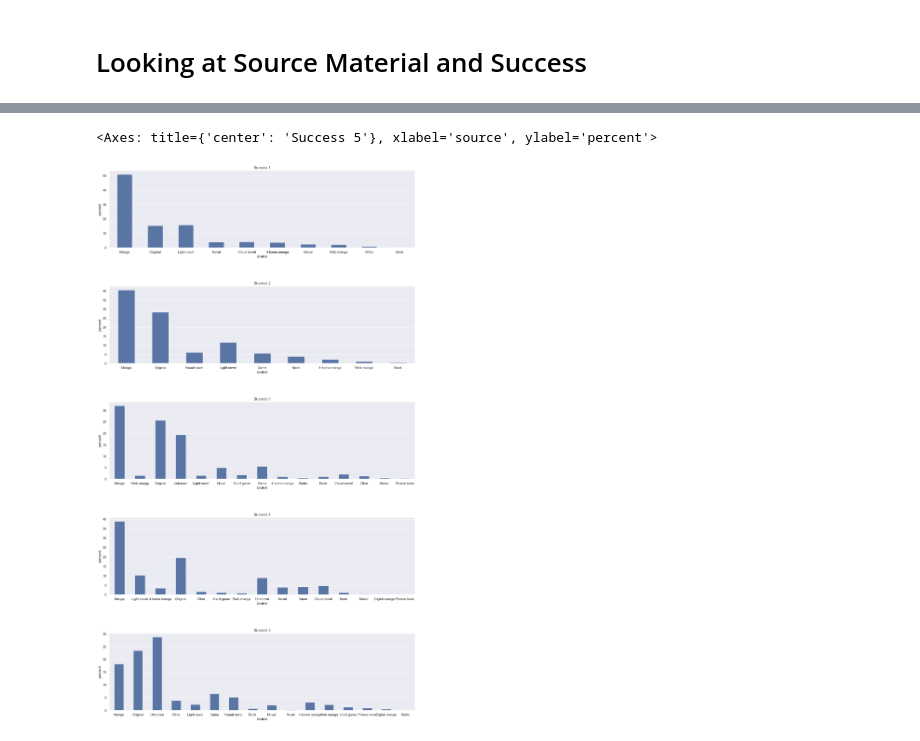
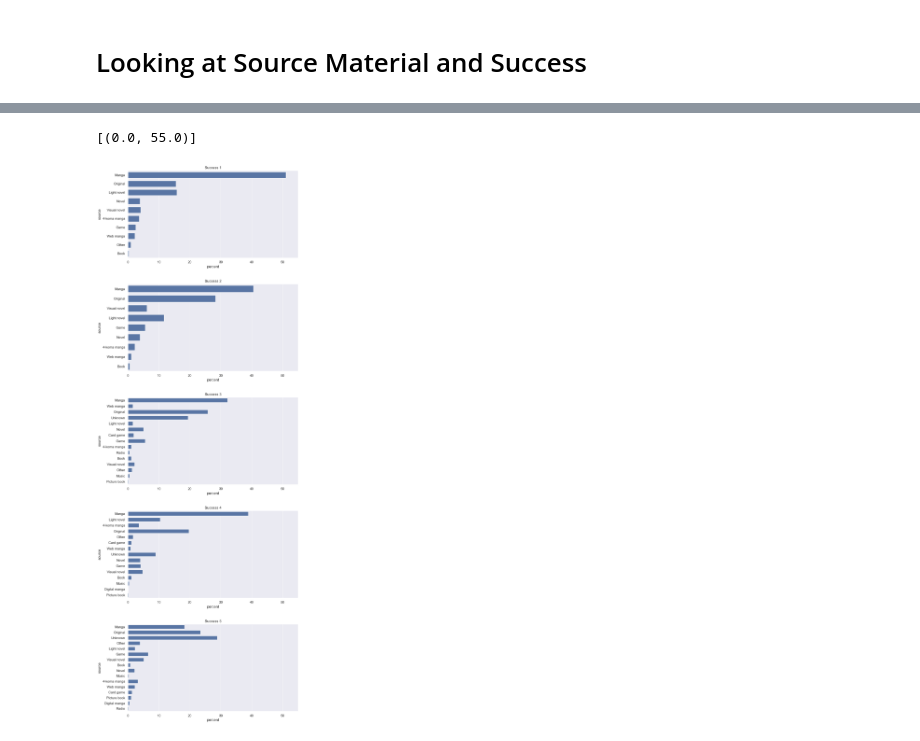
Before and after one commit to TanGuiShan/mini_project, a Jupyter notebook: Data Visualisation.ipynb, the cells around one changed output, grey strips where cells are left out. Saved outputs shown, nothing was run; the diff lists cells and outputs as text; code cells hidden in the pictures.

Commit message:
Updated graphs comparing source materials for better readability

```diff
--- a/Data Visualisation.ipynb
+++ b/Data Visualisation.ipynb
@@ -407,19 +398,20 @@ source_df
 # %%
 # Draw the distributions of all variables
-f, axes = plt.subplots(5, figsize=(18, 32))
+f, axes = plt.subplots(5, figsize=(10, 32))
 titles = ["Success 1", "Success 2", "Success 3", "Success 4", "Success 5"]
 
 # Iterate through axes and set titles
 for ax, title in zip(axes, titles):
     ax.set_title(title)
-plt.subplots_adjust(hspace=0.5)  # Adjust the value as needed
+plt.subplots_adjust(hspace=0.3)  # Adjust the value as needed
+
 
 # If not using seaborn 13.0, stat parameter will not work!
-sb.countplot(source_df.loc[source_df['Success_1']==True], x="source", width = 0.5, ax = axes[0], color = "b", stat = 'percent')
-sb.countplot(source_df.loc[source_df['Success_2']==True], x="source", width = 0.5, ax = axes[1], color = "b", stat = 'percent')
-sb.countplot(source_df.loc[source_df['Success_3']==True], x="source", width = 0.5, ax = axes[2], color = "b", stat = 'percent')
-sb.countplot(source_df.loc[source_df['Success_4']==True], x="source", width = 0.5, ax = axes[3], color = "b", stat = 'percent')
-sb.countplot(source_df.loc[source_df['Success_5']==True], x="source", width = 0.5, ax = axes[4], color = "b", stat = 'percent')
+sb.countplot(source_df.loc[source_df['Success_1']==True], y="source", width = 0.7, ax = axes[0], color = "b", stat = 'percent').set(xlim=(0,55))
+sb.countplot(source_df.loc[source_df['Success_2']==True], y="source", width = 0.7, ax = axes[1], color = "b", stat = 'percent').set(xlim=(0,55))
+sb.countplot(source_df.loc[source_df['Success_3']==True], y="source", width = 0.7, ax = axes[2], color = "b", stat = 'percent').set(xlim=(0,55))
+sb.countplot(source_df.loc[source_df['Success_4']==True], y="source", width = 0.7, ax = axes[3], color = "b", stat = 'percent').set(xlim=(0,55))
+sb.countplot(source_df.loc[source_df['Success_5']==True], y="source", width = 0.7, ax = axes[4], color = "b", stat = 'percent').set(xlim=(0,55))
 # %% [output]
-<Axes: title={'center': 'Success 5'}, xlabel='source', ylabel='percent'>
+[(0.0, 55.0)]
-[figure, old version]
+[figure, new version]
```
Also changed, not shown: parts of 6 cells of this notebook.
